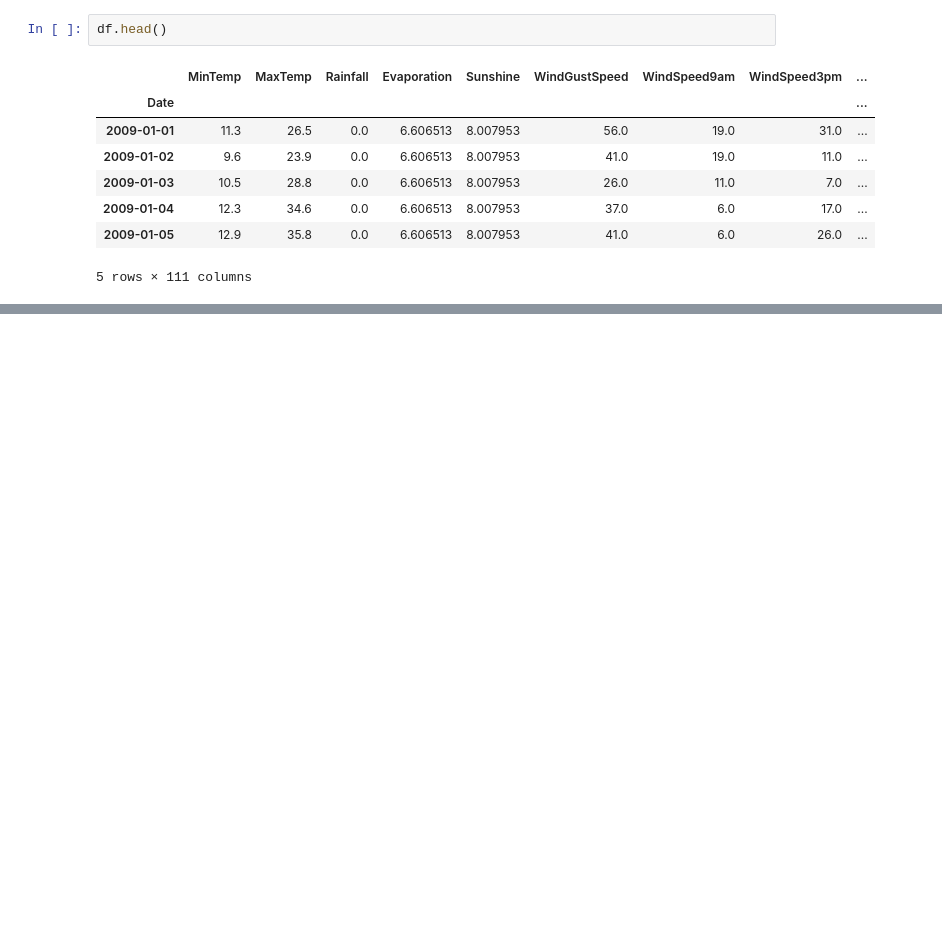
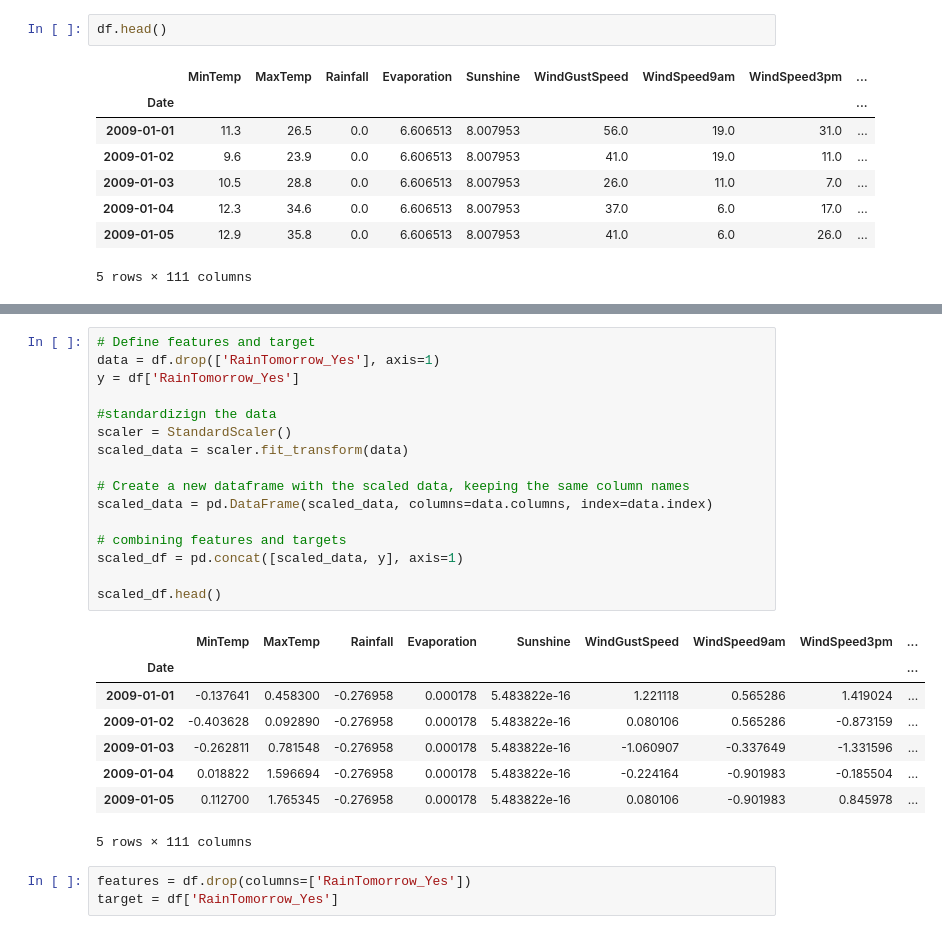
Before and after one commit to fargasetya/WFiA1, a Jupyter notebook: notebook/WFAuNotebook.ipynb, the cells around one changed output, grey strips where cells are left out. Cells and saved outputs as stored; diff of their text form; blank space fills up the shorter version.

```diff
--- a/notebook/WFAuNotebook.ipynb
+++ b/notebook/WFAuNotebook.ipynb
@@ -369,0 +363,28 @@ ModuleNotFoundError: No module named 'statsmodels'
+# %%
+# Define features and target
+data = df.drop(['RainTomorrow_Yes'], axis=1)
+y = df['RainTomorrow_Yes']
+
+#standardizign the data
+scaler = StandardScaler()
+scaled_data = scaler.fit_transform(data)
+
+# Create a new dataframe with the scaled data, keeping the same column names
+scaled_data = pd.DataFrame(scaled_data, columns=data.columns, index=data.index)
+
+# combining features and targets
+scaled_df = pd.concat([scaled_data, y], axis=1)
+
+scaled_df.head()
+# %% [output]
+|  | MinTemp | MaxTemp | Rainfall | Evaporation | Sunshine | WindGustSpeed | WindSpeed9am | WindSpeed3pm | ... |
+| Date |  |  |  |  |  |  |  |  | ... |
+| 2009-01-01 | -0.137641 | 0.458300 | -0.276958 | 0.000178 | 5.483822e-16 | 1.221118 | 0.565286 | 1.419024 | ... |
+| 2009-01-02 | -0.403628 | 0.092890 | -0.276958 | 0.000178 | 5.483822e-16 | 0.080106 | 0.565286 | -0.873159 | ... |
+| 2009-01-03 | -0.262811 | 0.781548 | -0.276958 | 0.000178 | 5.483822e-16 | -1.060907 | -0.337649 | -1.331596 | ... |
+| 2009-01-04 | 0.018822 | 1.596694 | -0.276958 | 0.000178 | 5.483822e-16 | -0.224164 | -0.901983 | -0.185504 | ... |
+| 2009-01-05 | 0.112700 | 1.765345 | -0.276958 | 0.000178 | 5.483822e-16 | 0.080106 | -0.901983 | 0.845978 | ... |
+5 rows × 111 columns
+# %%
+features = df.drop(columns=['RainTomorrow_Yes'])
+target = df['RainTomorrow_Yes']
```
Also changed, not shown: parts of 30 cells of this notebook, 8 other files.
